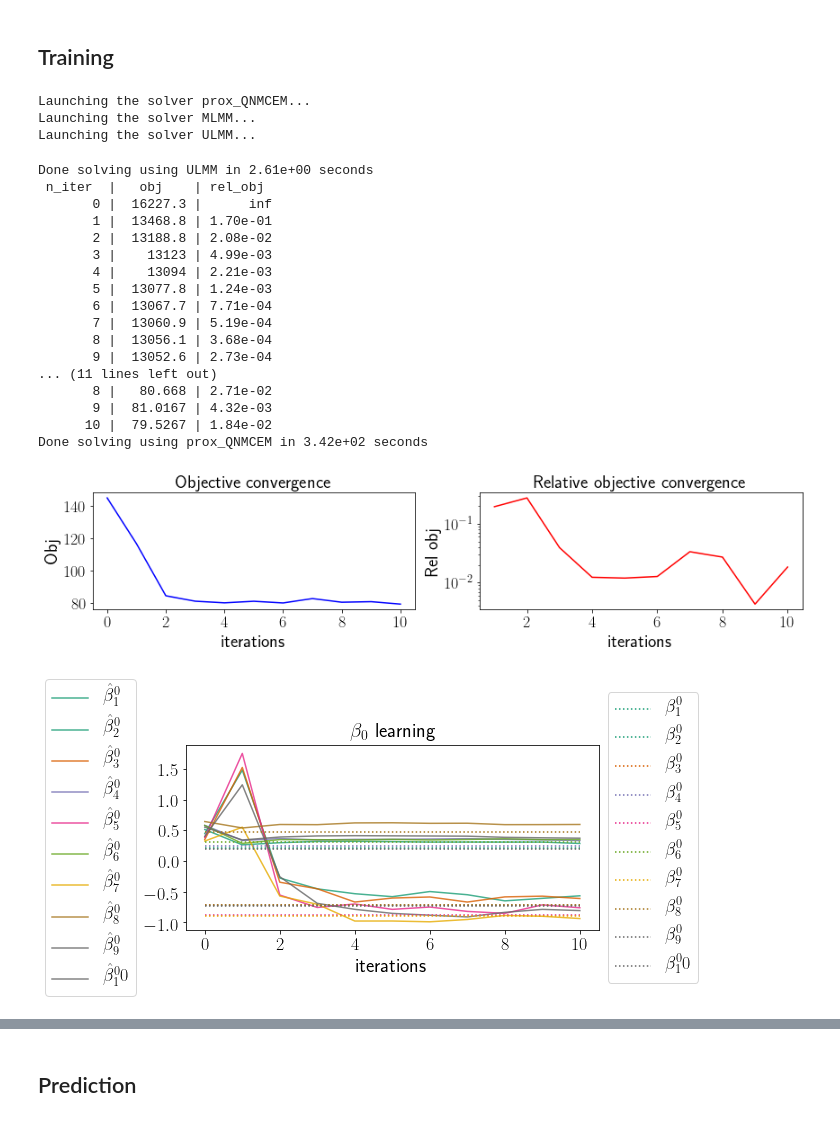
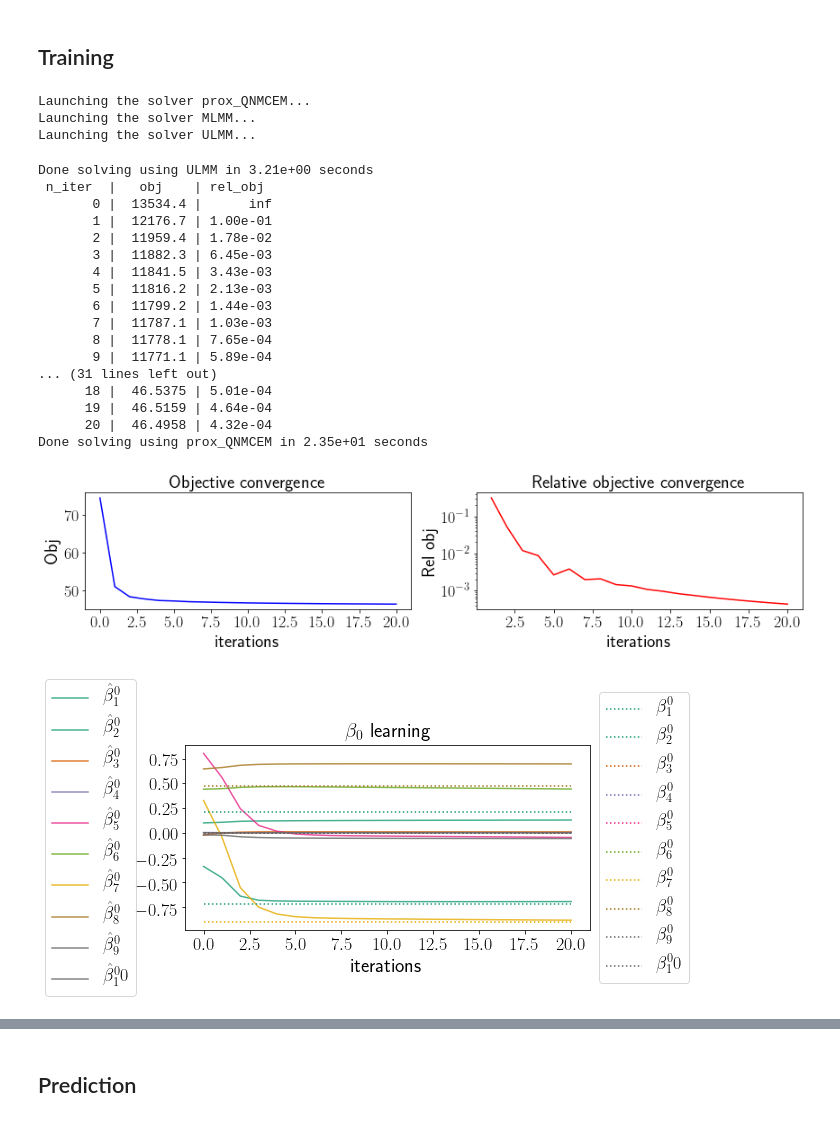
Before and after one commit to Califrais/flash, a Jupyter notebook: Lights tutorial.ipynb, the cells around one changed output, grey strips where cells are left out. Cells and saved outputs as stored; diff of their text form; code cells hidden in the pictures.

```diff
--- a/Lights tutorial.ipynb
+++ b/Lights tutorial.ipynb
@@ -30,8 +30,7 @@ n_long_features = 5
 n_time_indep_features = 10
 simu = SimuJointLongitudinalSurvival(seed=123, n_long_features=n_long_features, n_samples=400
                                      ,n_time_indep_features = n_time_indep_features, sparsity=0.5)
-X, Y, T, delta, S_k, t_max = simu.simulate()
-
+X, Y, T, delta, S_k, t_max, asso_feats = simu.simulate()
 printmd("\nLevel of censoring: **%.2f%%**" % (100*(1 - delta.mean())))
 # %% [output]
 -----------------------------------------------------------
@@ -370,6 +368,7 @@ for train_index, test_index in rs.split(X):
     delta_test = delta[test_index]
     t_max_test = t_max[test_index]
     T_remaining_test = T_test - t_max_test
+    asso_feats_test = asso_feats[test_index]
 
     X_train = X[train_index]
     Y_train = Y.iloc[train_index, :]
@@ -377,6 +376,7 @@ for train_index, test_index in rs.split(X):
     delta_train = delta[train_index]
     t_max_train = t_max[train_index]
     T_remaining_train = T_train - t_max_train
+    asso_feats_train = asso_feats[train_index]
 
 print("%d%% for training, %d%% for testing."
       % ((1 - test_size) * 100, test_size * 100))
@@ -387,44 +387,44 @@ print("%d%% for training, %d%% for testing."
 # %%
 from lights.inference import prox_QNMCEM
 
 ## Choose parameters ##
 tol = 1e-6            # tolerance for the convergence stopping criterion
 eta = 0.3             # parameter controlling the trade-off between l1
                       # and l2 regularization in the elasticNet
 gamma_chosen = '1se'  # way to select l_elasticNet_chosen: '1se' or 'min'
 warm_start = True     # at each L-BGFS-B iteration, reset beta to 0 or take
                       # the previous value
 grid_size = 30        # grid size for the cross validation procedure
 metric = 'C-index'    # cross-validation metric: 'log_lik' or 'C-index'
 
-learner = prox_QNMCEM(fixed_effect_time_order=1, max_iter=10, compute_obj=True, print_every=1,
-               l_pen_SGL=0.1, eta_sp_gp_l1=.7, l_pen_EN=0.08, initialize=True, S_k=S_k)
-learner.fit(X_train, Y_train, T_train, delta_train)
+learner = prox_QNMCEM(fixed_effect_time_order=1, max_iter=20, compute_obj=True, print_every=1,
+               l_pen_SGL=0.05, eta_sp_gp_l1=.7, l_pen_EN=0.05, initialize=True, S_k=S_k)
+learner.fit(X_train, Y_train, T_train, delta_train, asso_feats_train)
 
 # Visualize learning
 visualize_vect_learning(learner, "obj")
 # %% [output]
 Launching the solver prox_QNMCEM...
 Launching the solver MLMM...
 Launching the solver ULMM...
-Done solving using ULMM in 2.61e+00 seconds
+Done solving using ULMM in 3.21e+00 seconds
  n_iter  |   obj    | rel_obj
-       0 |  16227.3 |      inf
-       1 |  13468.8 | 1.70e-01
-       2 |  13188.8 | 2.08e-02
-       3 |    13123 | 4.99e-03
-       4 |    13094 | 2.21e-03
-       5 |  13077.8 | 1.24e-03
-       6 |  13067.7 | 7.71e-04
-       7 |  13060.9 | 5.19e-04
-       8 |  13056.1 | 3.68e-04
-       9 |  13052.6 | 2.73e-04
-... (11 lines left out)
-       8 |   80.668 | 2.71e-02
-       9 |  81.0167 | 4.32e-03
-      10 |  79.5267 | 1.84e-02
-Done solving using prox_QNMCEM in 3.42e+02 seconds
+       0 |  13534.4 |      inf
+       1 |  12176.7 | 1.00e-01
+       2 |  11959.4 | 1.78e-02
+       3 |  11882.3 | 6.45e-03
+       4 |  11841.5 | 3.43e-03
+       5 |  11816.2 | 2.13e-03
+       6 |  11799.2 | 1.44e-03
+       7 |  11787.1 | 1.03e-03
+       8 |  11778.1 | 7.65e-04
+       9 |  11771.1 | 5.89e-04
+... (31 lines left out)
+      18 |  46.5375 | 5.01e-04
+      19 |  46.5159 | 4.64e-04
+      20 |  46.4958 | 4.32e-04
+Done solving using prox_QNMCEM in 2.35e+01 seconds
-[figure, old version]
+[figure, new version]
 # %%
 # Visualize beta_0
 true_beta_0 = simu.fixed_effect_coeffs[0].reshape(-1, 1)
@@ -433,7 +433,7 @@ leg1 = [r"$\hat \beta^0_%s$" % j for j in range(1, to)]
 leg2 = [r"$\beta^0_%s$" % j for j in range(1, to)]
 visualize_vect_learning(learner, "beta_0", r"$\beta_0$", true_beta_0, leg1, leg2)
 # %% [output]
-[figure, old version]
+[figure, new version]
 # %%
 # Visualize beta_1
 true_beta_1 = simu.fixed_effect_coeffs[1].reshape(-1, 1)
```
Also changed, not shown: parts of 20 cells of this notebook.
